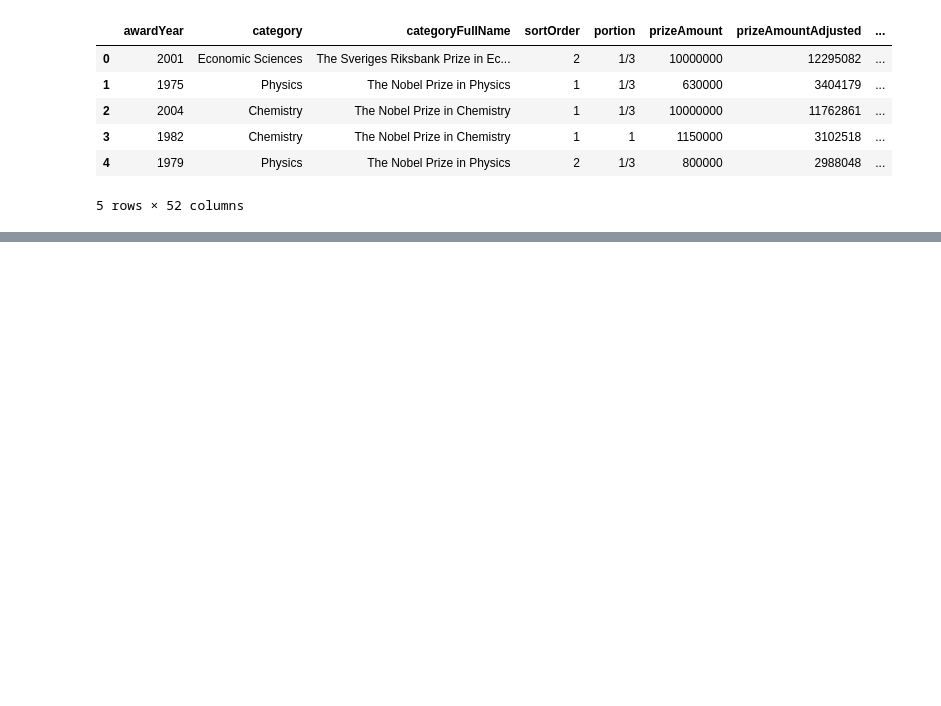
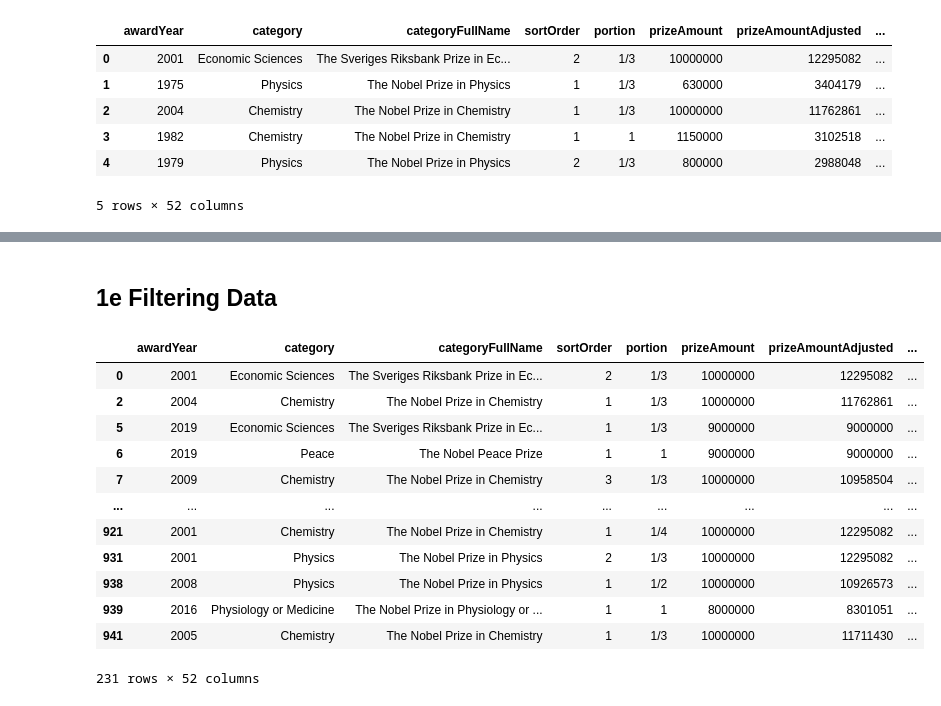
Before and after one commit to prathithbhargav/learn_pandas, a Jupyter notebook: Learning_Pandas_IPLUG.ipynb, the cells around one changed output, grey strips where cells are left out. Cells and saved outputs as stored; diff of their text form; code cells hidden in the pictures; blank space fills up the shorter version.

```diff
--- a/Learning_Pandas_IPLUG.ipynb
+++ b/Learning_Pandas_IPLUG.ipynb
@@ -20,0 +100,19 @@ df.head()
+# %% [markdown]
+## 1e Filtering Data
+# %%
+# let's say you wanted only data from after 2000
+df[df['awardYear']>2000]
+# %% [output]
+|  | awardYear | category | categoryFullName | sortOrder | portion | prizeAmount | prizeAmountAdjusted | ... |
+| 0 | 2001 | Economic Sciences | The Sveriges Riksbank Prize in Ec... | 2 | 1/3 | 10000000 | 12295082 | ... |
+| 2 | 2004 | Chemistry | The Nobel Prize in Chemistry | 1 | 1/3 | 10000000 | 11762861 | ... |
+| 5 | 2019 | Economic Sciences | The Sveriges Riksbank Prize in Ec... | 1 | 1/3 | 9000000 | 9000000 | ... |
+| 6 | 2019 | Peace | The Nobel Peace Prize | 1 | 1 | 9000000 | 9000000 | ... |
+| 7 | 2009 | Chemistry | The Nobel Prize in Chemistry | 3 | 1/3 | 10000000 | 10958504 | ... |
+| ... | ... | ... | ... | ... | ... | ... | ... | ... |
+| 921 | 2001 | Chemistry | The Nobel Prize in Chemistry | 1 | 1/4 | 10000000 | 12295082 | ... |
+| 931 | 2001 | Physics | The Nobel Prize in Physics | 2 | 1/3 | 10000000 | 12295082 | ... |
+| 938 | 2008 | Physics | The Nobel Prize in Physics | 1 | 1/2 | 10000000 | 10926573 | ... |
+| 939 | 2016 | Physiology or Medicine | The Nobel Prize in Physiology or ... | 1 | 1 | 8000000 | 8301051 | ... |
+| 941 | 2005 | Chemistry | The Nobel Prize in Chemistry | 1 | 1/3 | 10000000 | 11711430 | ... |
+231 rows × 52 columns
```
Also changed, not shown: parts of 12 cells of this notebook, 1 other file.
